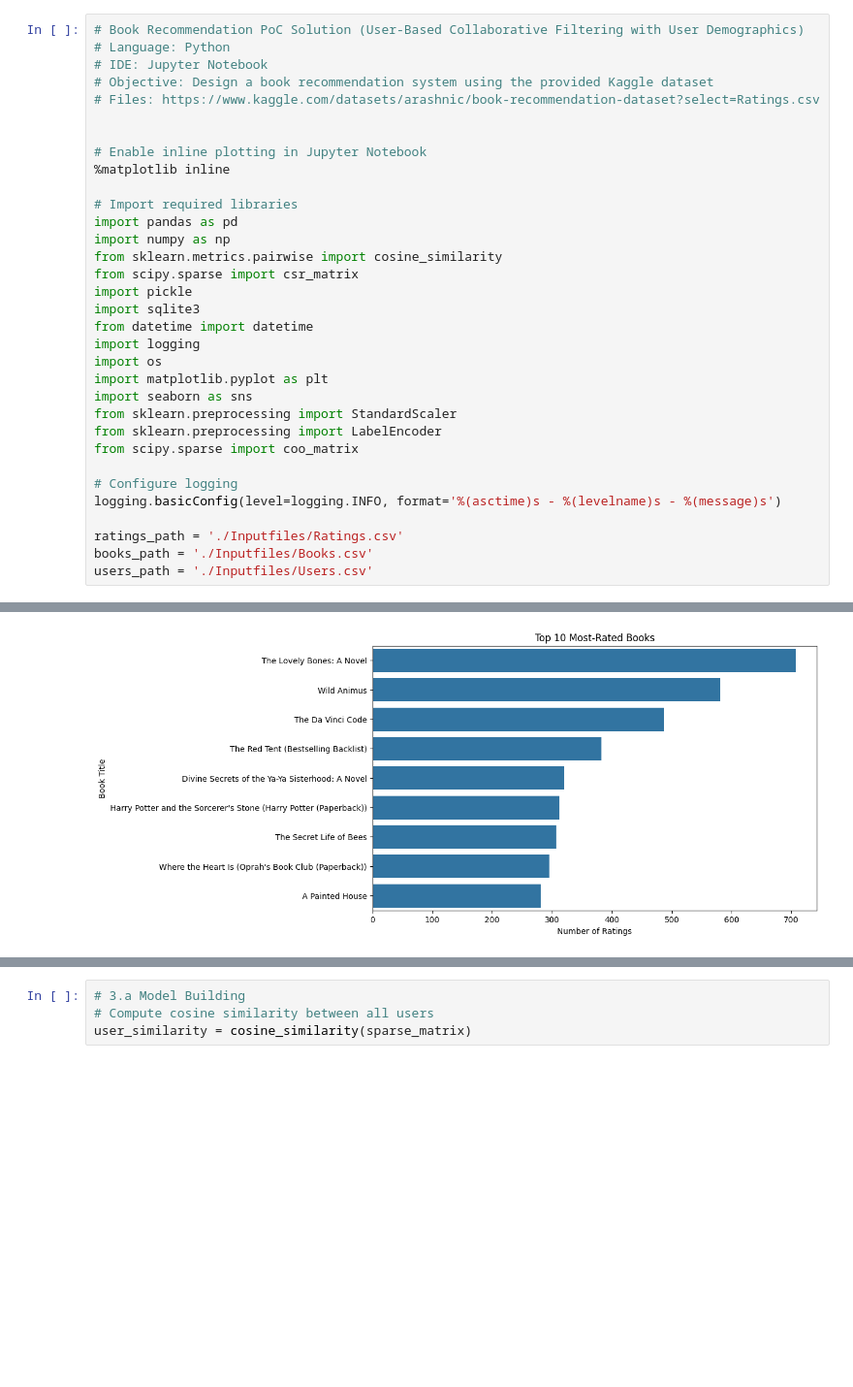
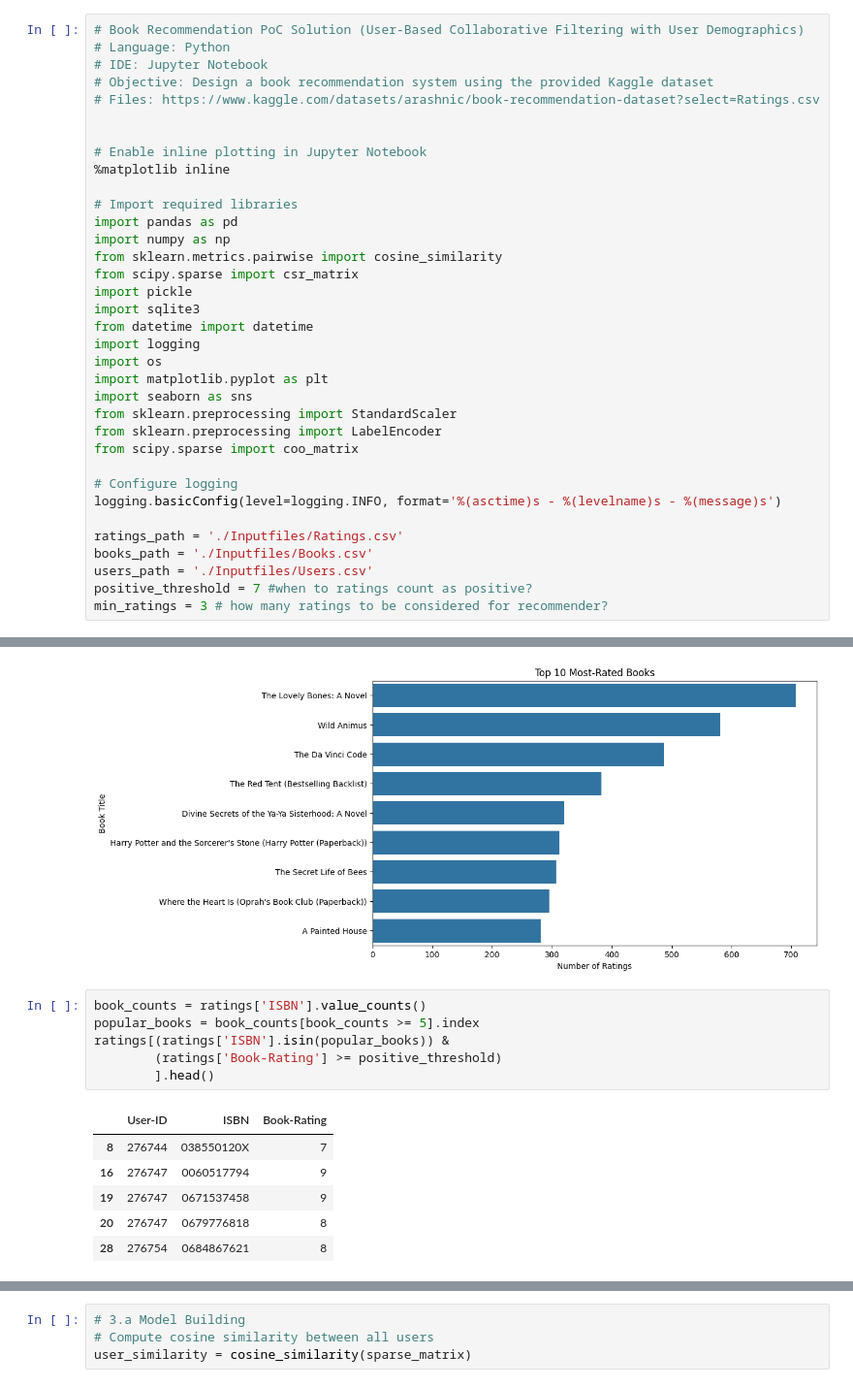
Before and after one commit to Lordofthedata/BookRecommender, a Jupyter notebook: Recommender.ipynb, the cells around one changed output, grey strips where cells are left out. Shown: that part at 97% size. Drawn from its saved outputs; the diff is of its cells as text; blank space fills up the shorter version.

Commit message:
Ratings adjustment
only consider positive ratings for recommendations

```diff
--- a/Recommender.ipynb
+++ b/Recommender.ipynb
@@ -31,6 +31,8 @@ logging.basicConfig(level=logging.INFO, format='%(asctime)s - %(levelname)s - %(
 ratings_path = './Inputfiles/Ratings.csv'
 books_path = './Inputfiles/Books.csv'
 users_path = './Inputfiles/Users.csv'
+positive_threshold = 7 #when to ratings count as positive?
+min_ratings = 3 # how many ratings to be considered for recommender?
 # %%
 #1. Data preparation
 # Ratings, Books
@@ -161,6 +163,19 @@ plt.ylabel('Book Title')
 plt.show()
 # %% [output]
 [figure]
+# %%
+book_counts = ratings['ISBN'].value_counts()
+popular_books = book_counts[book_counts >= 5].index
+ratings[(ratings['ISBN'].isin(popular_books)) &
+        (ratings['Book-Rating'] >= positive_threshold)
+        ].head()
+# %% [output]
+|  | User-ID | ISBN | Book-Rating |
+| 8 | 276744 | 038550120X | 7 |
+| 16 | 276747 | 0060517794 | 9 |
+| 19 | 276747 | 0671537458 | 9 |
+| 20 | 276747 | 0679776818 | 8 |
+| 28 | 276754 | 0684867621 | 8 |
 # %%
 # 3. Model Building
 # creating a sparse matrix / categorical data to numerical indices
```
Also changed, not shown: parts of 5 cells of this notebook.
